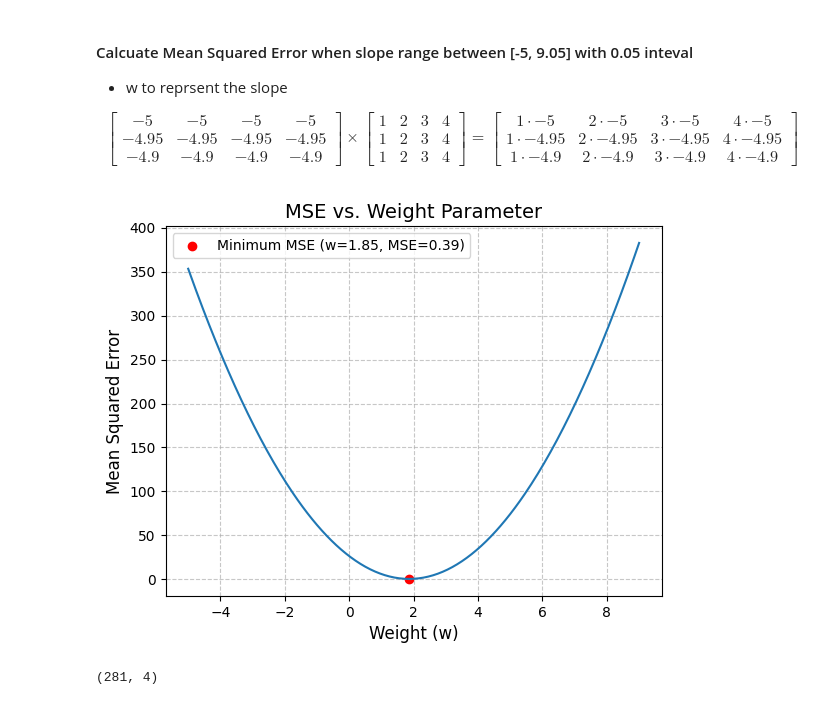
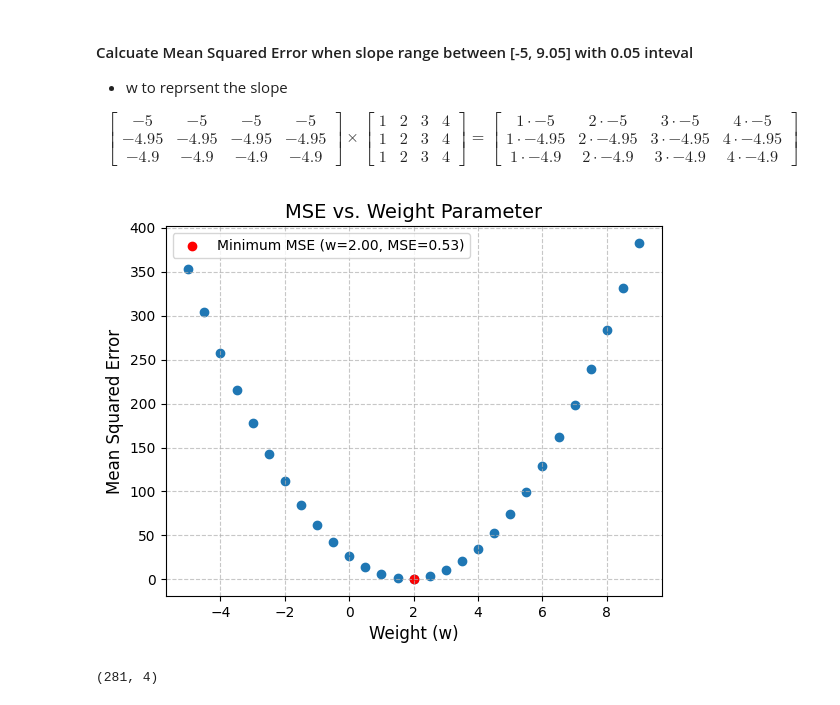
Before and after one commit to frankwxu/AI4DigitalForensics, a Jupyter notebook: CYFI445/lectures/01_linear_regression_concept/1_plot_linear_regression.ipynb, the cells around one changed output. Drawn from its saved outputs; the diff is of its cells as text; code cells hidden in the pictures.

```diff
--- a/CYFI445/lectures/01_linear_regression_concept/1_plot_linear_regression.ipynb
+++ b/CYFI445/lectures/01_linear_regression_concept/1_plot_linear_regression.ipynb
@@ -66,36 +66,36 @@ $$
 import numpy as np
 import matplotlib.pyplot as plt
 
 # Data
 X = np.array([1.0, 2.0, 3, 4], dtype=np.float32)
 Y = np.array([2.3, 3.4, 6.5, 6.8], dtype=np.float32)
 
 # Generate weights from -5 to 5
-w_values = np.arange(-5, 9.05, 0.05) # 281 values (281,)
+w_values = np.arange(-5, 9.05, 0.5) # 281 values (281,)
 
 # Calculate MSE for each weight
 y_preds = w_values[:, np.newaxis] * X # (281,1) *(4) = (281,1) * (1,4) = (281,4)
 errors = Y - y_preds # (281,4) = (4) - (281,4) = (1,4) - (281,4)
 mse_values = np.mean(errors**2, axis=1) # (281,) mean over columns
 
 # Find optimal weight
 min_idx = np.argmin(mse_values)
 optimal_w = w_values[min_idx]
 min_mse = mse_values[min_idx]
 
 # Create plot
 # plt.figure(figsize=(10, 6))
-plt.plot(w_values, mse_values)
+plt.scatter(w_values, mse_values)
 plt.scatter(optimal_w, min_mse, color='red',
            label=f'Minimum MSE (w={optimal_w:.2f}, MSE={min_mse:.2f})')
 plt.xlabel('Weight (w)', fontsize=12)
 plt.ylabel('Mean Squared Error', fontsize=12)
 plt.title('MSE vs. Weight Parameter', fontsize=14)
 plt.grid(True, linestyle='--', alpha=0.7)
 plt.legend()
 plt.show()
 # %% [output]
-[figure, old version]
+[figure, new version]
 # %%
 y_preds.shape
 # %% [output]
```
Also changed, not shown: parts of 1 cell of this notebook, 4 other files.
